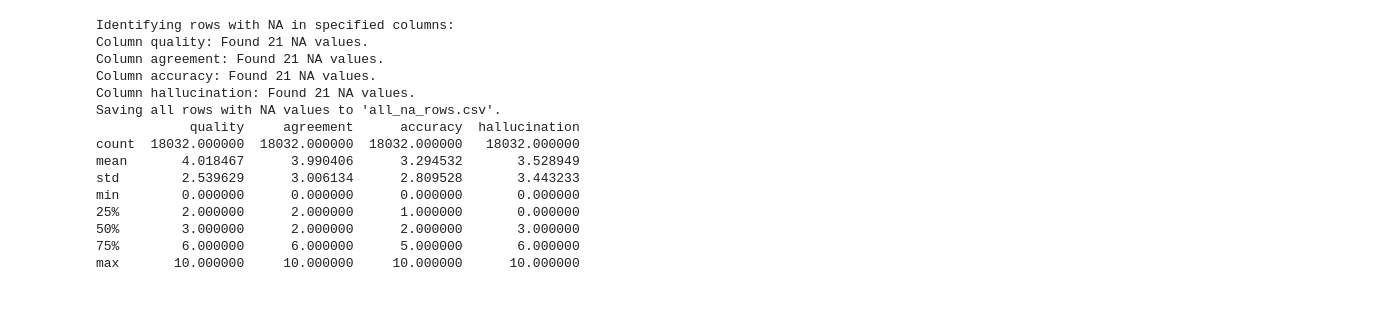
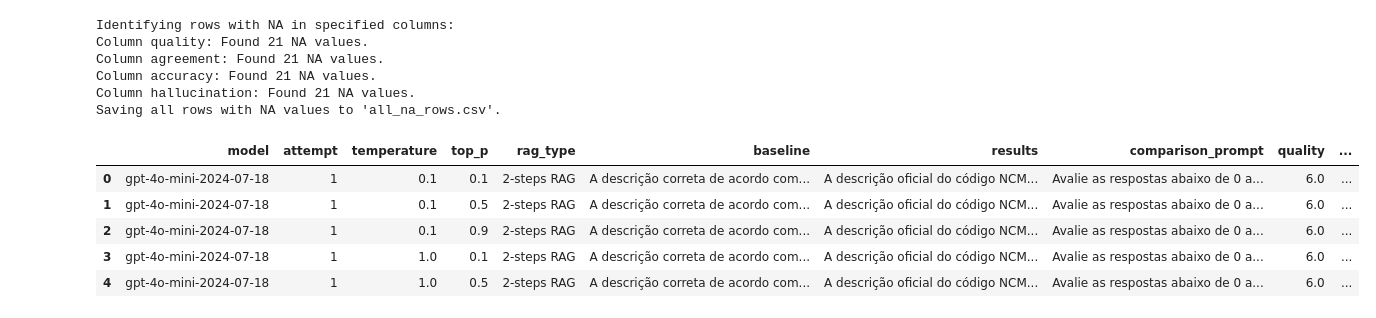
Before and after one commit to pcbrom/2-Steps-RAG, a Jupyter notebook: statistical_analysis.ipynb, the cells around one changed output. Cells and saved outputs as stored; diff of their text form; code cells hidden in the pictures.

```diff
--- a/statistical_analysis.ipynb
+++ b/statistical_analysis.ipynb
@@ -32,7 +50,7 @@ else:
     print("No NA values found in any of the specified columns.")
 
 df[cols_to_check] = df[cols_to_check].fillna(0)
-print(df[['quality', 'agreement', 'accuracy', 'hallucination']].describe())
+df = df[df['model'] != 'o1-mini-2024-09-12']
 # %% [output]
 Identifying rows with NA in specified columns:
 Column quality: Found 21 NA values.
@@ -40,12 +58,12 @@ Column agreement: Found 21 NA values.
 Column accuracy: Found 21 NA values.
 Column hallucination: Found 21 NA values.
 Saving all rows with NA values to 'all_na_rows.csv'.
-            quality     agreement      accuracy  hallucination
-count  18032.000000  18032.000000  18032.000000   18032.000000
-mean       4.018467      3.990406      3.294532       3.528949
-std        2.539629      3.006134      2.809528       3.443233
-min        0.000000      0.000000      0.000000       0.000000
-25%        2.000000      2.000000      1.000000       0.000000
-50%        3.000000      2.000000      2.000000       3.000000
-75%        6.000000      6.000000      5.000000       6.000000
-max       10.000000     10.000000     10.000000      10.000000
+# %%
+display(df.head())
+# %% [output]
+|  | model | attempt | temperature | top_p | rag_type | baseline | results | comparison_prompt | quality | ... |
+| 0 | gpt-4o-mini-2024-07-18 | 1 | 0.1 | 0.1 | 2-steps RAG | A descrição correta de acordo com... | A descrição oficial do código NCM... | Avalie as respostas abaixo de 0 a... | 6.0 | ... |
+| 1 | gpt-4o-mini-2024-07-18 | 1 | 0.1 | 0.5 | 2-steps RAG | A descrição correta de acordo com... | A descrição oficial do código NCM... | Avalie as respostas abaixo de 0 a... | 6.0 | ... |
+| 2 | gpt-4o-mini-2024-07-18 | 1 | 0.1 | 0.9 | 2-steps RAG | A descrição correta de acordo com... | A descrição oficial do código NCM... | Avalie as respostas abaixo de 0 a... | 6.0 | ... |
+| 3 | gpt-4o-mini-2024-07-18 | 1 | 1.0 | 0.1 | 2-steps RAG | A descrição correta de acordo com... | A descrição oficial do código NCM... | Avalie as respostas abaixo de 0 a... | 6.0 | ... |
+| 4 | gpt-4o-mini-2024-07-18 | 1 | 1.0 | 0.5 | 2-steps RAG | A descrição correta de acordo com... | A descrição oficial do código NCM... | Avalie as respostas abaixo de 0 a... | 6.0 | ... |
```
Also changed, not shown: parts of 8 cells of this notebook, 8 other files.
